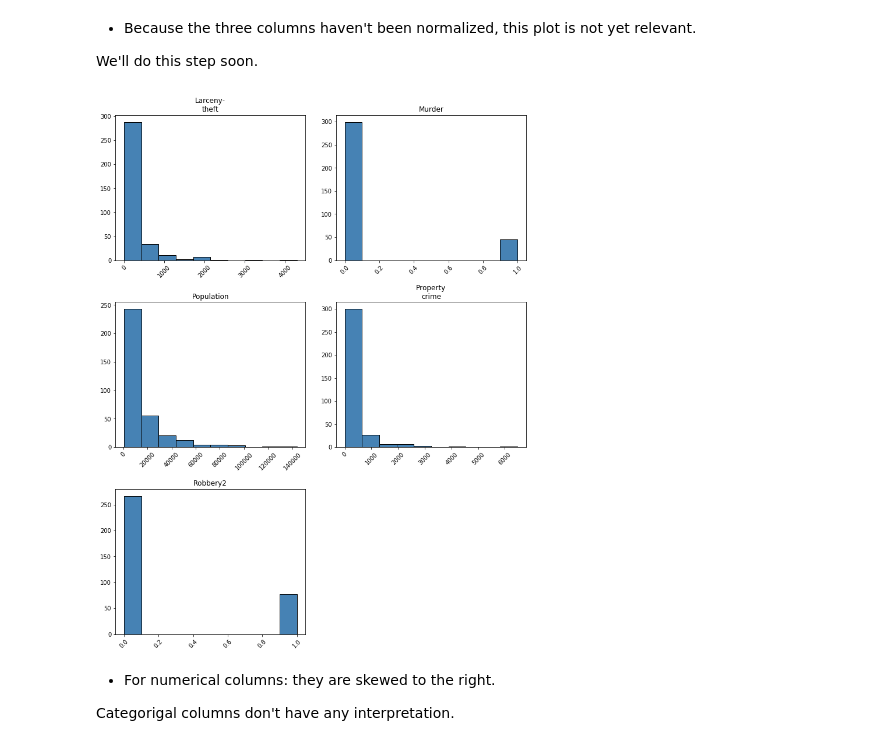
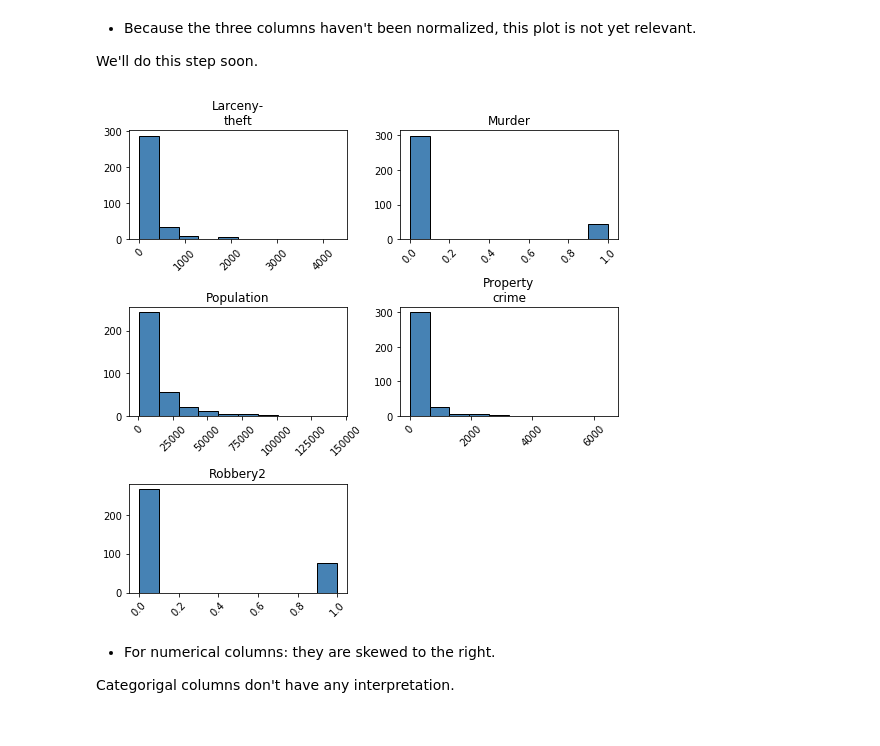
Before and after one commit to evian13/Bootcamp-U2, a Jupyter notebook: DS Bootcamp - U2L5.2 - Challenge Validating a linear regression.ipynb, the cells around one changed output. Drawn from its saved outputs; the diff is of its cells as text; code cells hidden in the pictures.

```diff
--- a/DS Bootcamp - U2L5.2 - Challenge Validating a linear regression.ipynb
+++ b/DS Bootcamp - U2L5.2 - Challenge Validating a linear regression.ipynb
@@ -364,17 +368,17 @@ We'll do this step soon.
 # %%
 # Plot histograms to see what kind of distribution there is in each column:
 
 fig = prop_crime.hist(bins=10,
                  color='steelblue',
                  edgecolor='black', linewidth=1.0,
                  xlabelsize=10, ylabelsize=10,
                  xrot=45, yrot=0,
-                 figsize=(7,9),
+                 figsize=(5,5),
                  grid=False)
 
 plt.tight_layout(rect=(0, 0, 1.5, 1.5))
 # %% [output]
-[figure, old version]
+[figure, new version]
 # %% [markdown]
 * For numerical columns: they are skewed to the right.
 
```
Also changed, not shown: parts of 22 cells of this notebook.
